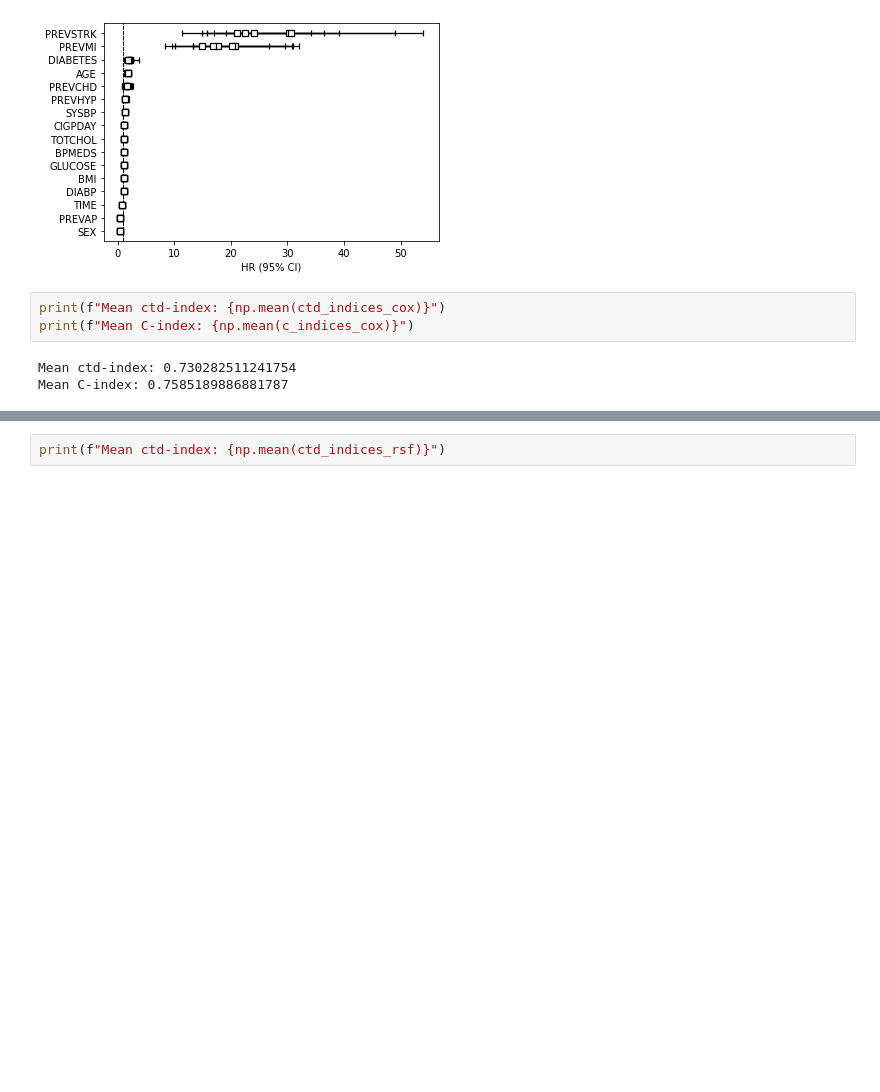
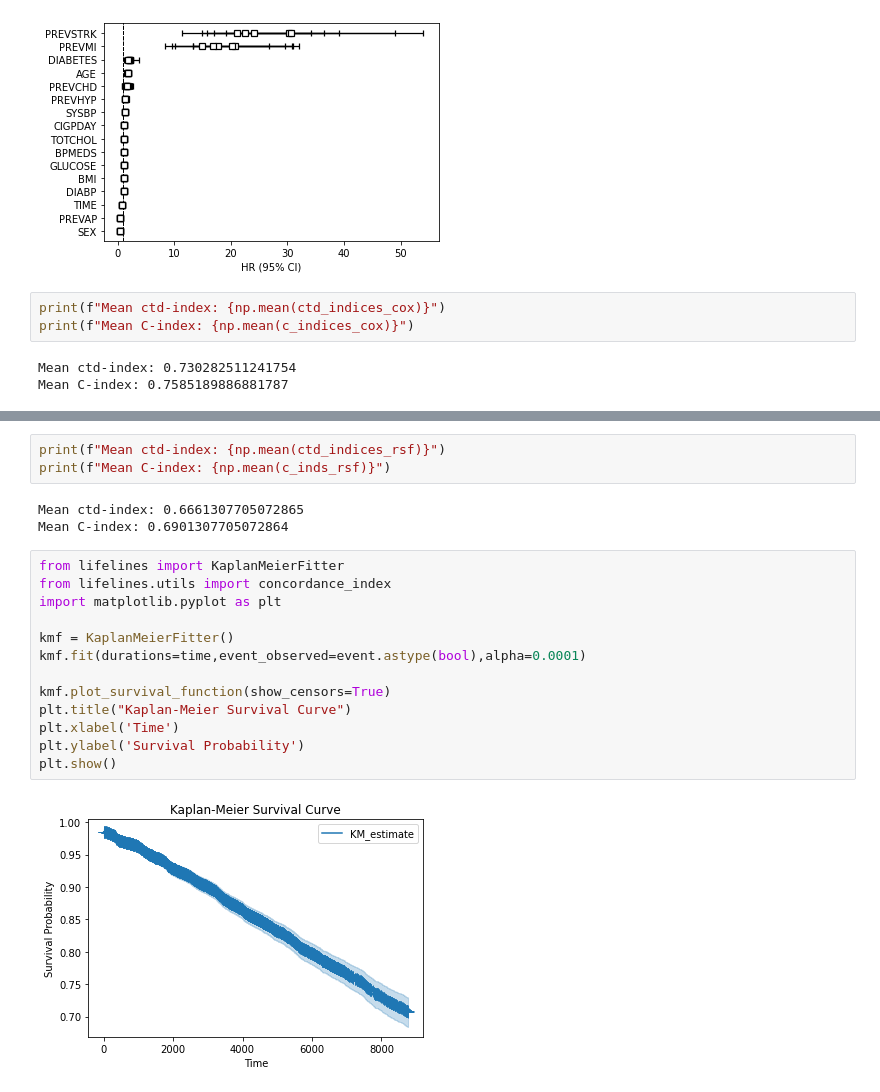
Before and after one commit to swati-sharma14/HeartGuardian-CVD_Prediction, a Jupyter notebook: ML_Project.ipynb, the cells around one changed output, grey strips where cells are left out. Saved outputs shown, nothing was run; the diff lists cells and outputs as text; blank space fills up the shorter version.

Commit message:
rsf + kaplan meier curve

```diff
--- a/ML_Project.ipynb
+++ b/ML_Project.ipynb
@@ -445,2 +488,21 @@ for train_ind, test_ind in skf.split(data1,event):
 # %%
 print(f"Mean ctd-index: {np.mean(ctd_indices_rsf)}")
+print(f"Mean C-index: {np.mean(c_inds_rsf)}")
+# %% [output]
+Mean ctd-index: 0.6661307705072865
+Mean C-index: 0.6901307705072864
+# %%
+from lifelines import KaplanMeierFitter
+from lifelines.utils import concordance_index
+import matplotlib.pyplot as plt
+
+kmf = KaplanMeierFitter()
+kmf.fit(durations=time,event_observed=event.astype(bool),alpha=0.0001)
+
+kmf.plot_survival_function(show_censors=True)
+plt.title("Kaplan-Meier Survival Curve")
+plt.xlabel('Time')
+plt.ylabel('Survival Probability')
+plt.show()
+# %% [output]
+[figure, added]
```
Also changed, not shown: parts of 8 cells of this notebook.
